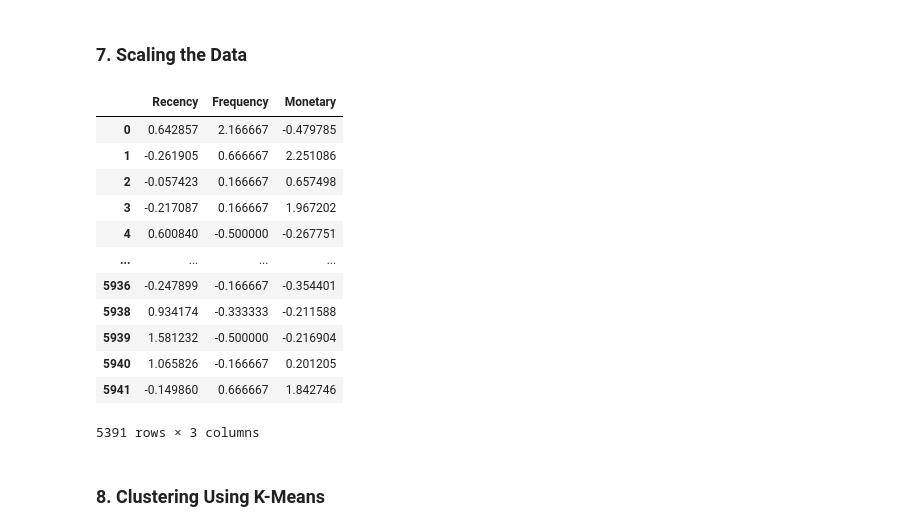
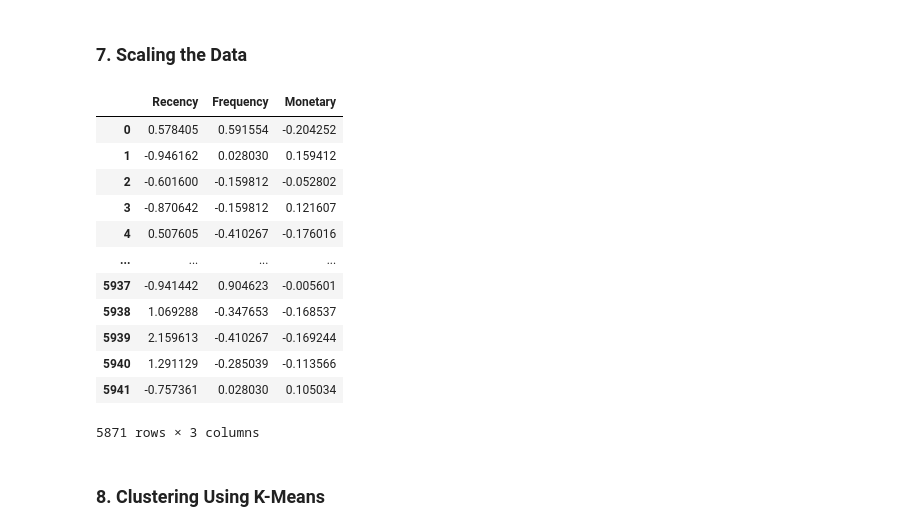
Before and after one commit to Noura-ou/projet_segmentation_client, a Jupyter notebook: src/04- Data Clustering.ipynb, the cells around one changed output. Cells and saved outputs as stored; diff of their text form; code cells hidden in the pictures.

```diff
--- a/src/04- Data Clustering.ipynb
+++ b/src/04- Data Clustering.ipynb
@@ -165,26 +163,26 @@ rfm
 ### 7. Scaling the Data
 # %%
 from sklearn.preprocessing import StandardScaler, RobustScaler
-# rfms = StandardScaler().fit(rfm[c]).transform(rfm[c])
-rfms = RobustScaler().fit(rfm[c]).transform(rfm[c])
+rfms = StandardScaler().fit(rfm[c]).transform(rfm[c])
+# rfms = RobustScaler().fit(rfm[c]).transform(rfm[c])
 
 rfms = pd.DataFrame(rfms, columns=c)
 rfmsno = rfms[c][np.abs(rfms[c] < 3).all(axis=1)]
 rfmsno
 # %% [output]
 |  | Recency | Frequency | Monetary |
-| 0 | 0.642857 | 2.166667 | -0.479785 |
-| 1 | -0.261905 | 0.666667 | 2.251086 |
-| 2 | -0.057423 | 0.166667 | 0.657498 |
-| 3 | -0.217087 | 0.166667 | 1.967202 |
-| 4 | 0.600840 | -0.500000 | -0.267751 |
+| 0 | 0.578405 | 0.591554 | -0.204252 |
+| 1 | -0.946162 | 0.028030 | 0.159412 |
+| 2 | -0.601600 | -0.159812 | -0.052802 |
+| 3 | -0.870642 | -0.159812 | 0.121607 |
+| 4 | 0.507605 | -0.410267 | -0.176016 |
 | ... | ... | ... | ... |
-| 5936 | -0.247899 | -0.166667 | -0.354401 |
-| 5938 | 0.934174 | -0.333333 | -0.211588 |
-| 5939 | 1.581232 | -0.500000 | -0.216904 |
-| 5940 | 1.065826 | -0.166667 | 0.201205 |
-| 5941 | -0.149860 | 0.666667 | 1.842746 |
+| 5937 | -0.941442 | 0.904623 | -0.005601 |
+| 5938 | 1.069288 | -0.347653 | -0.168537 |
+| 5939 | 2.159613 | -0.410267 | -0.169244 |
+| 5940 | 1.291129 | -0.285039 | -0.113566 |
+| 5941 | -0.757361 | 0.028030 | 0.105034 |
-5391 rows × 3 columns
+5871 rows × 3 columns
 # %% [markdown]
 ### 8. Clustering Using K-Means
 # %% [markdown]
```
Also changed, not shown: parts of 8 cells of this notebook, 1 other file.
